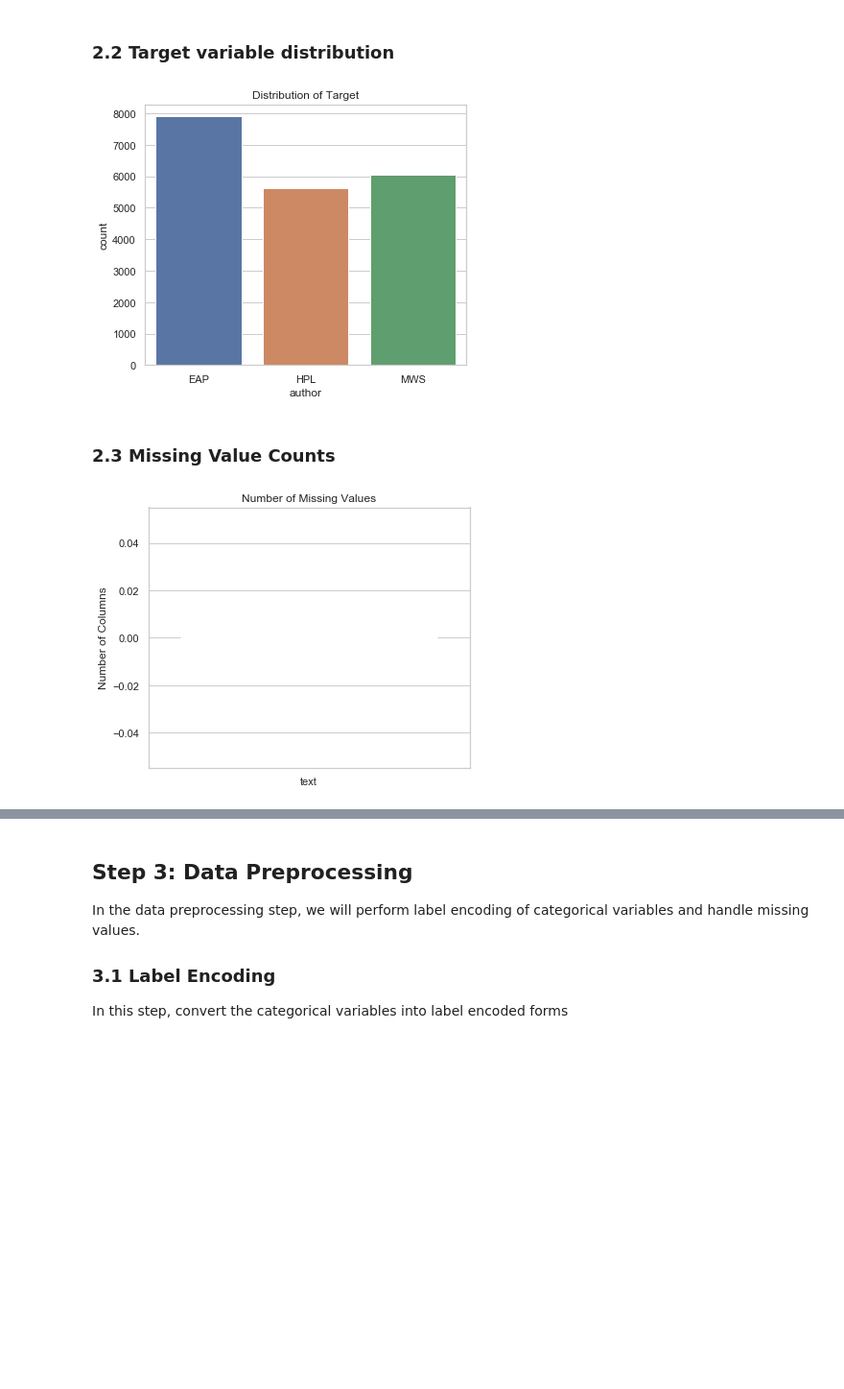
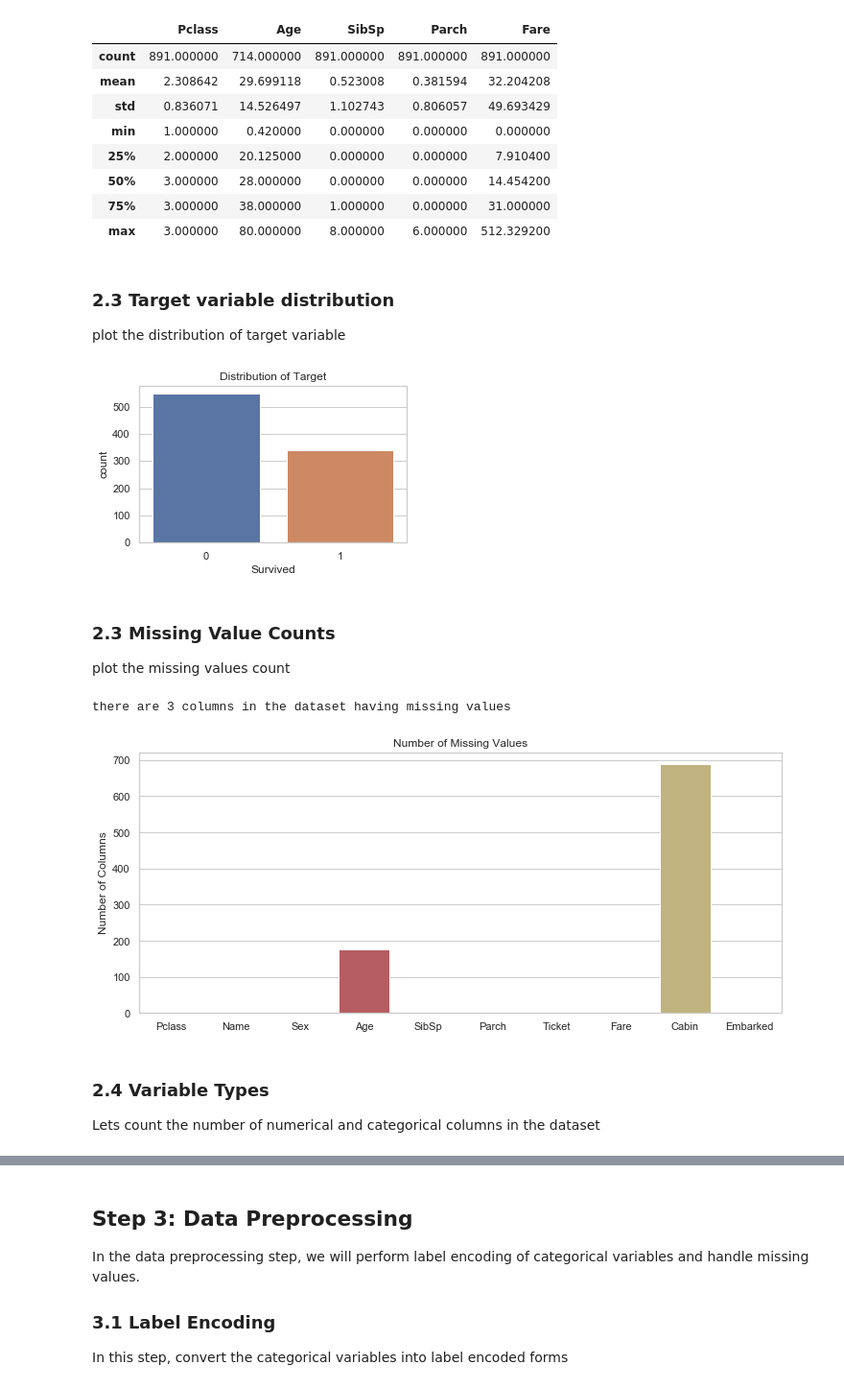
Before and after one commit to shivam5992/aster, a Jupyter notebook: BaselineKernel/baseline_kernel_text.ipynb, the cells around one changed output, grey strips where cells are left out. Shown at 96% size. Saved outputs shown, nothing was run; the diff lists cells and outputs as text; code cells hidden in the pictures; blank space fills up the shorter version.

```diff
--- a/BaselineKernel/baseline_kernel_text.ipynb
+++ b/BaselineKernel/baseline_kernel_text.ipynb
@@ -46,0 +66,12 @@ Load the train and test dataset into memory
+# %%
+## read dataset
+train_df = pd.read_csv('../input/train.csv')
+train_copy = train_df.copy()
+
+## since test data is not present in some datasets, so lets use use exceptions
+try:
+    test_df = pd.read_csv("../input/test.csv")
+except Exception as E:
+    test_df = pd.DataFrame()
+
+print ("dataset loaded")
@@ -46,0 +82,11 @@ Load the train and test dataset into memory
+# %%
+## get predictor and target variables
+_target = "Survived"
+Y = train_df[_target]
+distinct_Y = Y.value_counts().index
+
+_id = "PassengerId"
+if _id == "": ## if no id is present, lets create a dummy
+    train_df['id'] = 1
+    test_df['id'] = 1
+    _id = "id"
@@ -47,22 +95,10 @@ Load the train and test dataset into memory
 # %%
-## read dataset
-train_df = pd.read_csv('../input/train 2.csv')
-test_df = pd.read_csv("../input/test 2.csv")
-
-## get predictor and target variables
-_target = "author"
-_id = "id"
-
-Y = train_df[_target]
-distinct_Y = Y.value_counts().index
+## drop the target and id columns
 test_id = test_df[_id]
-
-## drop the target and id columns
 train_df = train_df.drop([_target, _id], axis=1)
 test_df = test_df.drop([_id], axis=1)
 
-
-## flag variables generated by bot (used to write the relevant code)
+## flag variables (used by bot to write the relevant code)
 textcol = "text"
-tag = "doc"
+tag = "num"
 # %% [markdown]
@@ -80,30 +118,58 @@ train_df.head()
+# %%
+## summary of train and test
+train_df.describe()
+# %% [output]
+|  | Pclass | Age | SibSp | Parch | Fare |
+| count | 891.000000 | 714.000000 | 891.000000 | 891.000000 | 891.000000 |
+| mean | 2.308642 | 29.699118 | 0.523008 | 0.381594 | 32.204208 |
+| std | 0.836071 | 14.526497 | 1.102743 | 0.806057 | 49.693429 |
+| min | 1.000000 | 0.420000 | 0.000000 | 0.000000 | 0.000000 |
+| 25% | 2.000000 | 20.125000 | 0.000000 | 0.000000 | 7.910400 |
+| 50% | 3.000000 | 28.000000 | 0.000000 | 0.000000 | 14.454200 |
+| 75% | 3.000000 | 38.000000 | 1.000000 | 0.000000 | 31.000000 |
+| max | 3.000000 | 80.000000 | 8.000000 | 6.000000 | 512.329200 |
 # %% [markdown]
-### 2.2 Target variable distribution
+### 2.3 Target variable distribution
+
+plot the distribution of target variable
 # %%
 tar_dist = dict(Counter(Y.values))
 
 xx = list(tar_dist.keys())
 yy = list(tar_dist.values())
 
-plt.figure(figsize=(6,5))
+plt.figure(figsize=(5,3))
 sns.set(style="whitegrid")
 ax = sns.barplot(x=xx, y=yy)
 ax.set_title('Distribution of Target')
 ax.set_ylabel('count');
 ax.set_xlabel(_target);
 # %% [output]
-[figure, old version]
+[figure, new version]
 # %% [markdown]
 ### 2.3 Missing Value Counts
+
+plot the missing values count
 # %%
 mcount = train_df.isna().sum()
 xx = mcount.index
 yy = mcount.values
 
-plt.figure(figsize=(6,5))
+plt.figure(figsize=(12,5))
 sns.set(style="whitegrid")
 ax = sns.barplot(x=xx, y=yy)
 ax.set_title('Number of Missing Values')
 ax.set_ylabel('Number of Columns');
+
+missing_cols = 0
+for each in yy:
+    if each > 0:
+        missing_cols += 1
+print ("there are " + str(missing_cols) + " columns in the dataset having missing values")
 # %% [output]
+there are 3 columns in the dataset having missing values
-[figure, old version]
+[figure, new version]
+# %% [markdown]
+### 2.4 Variable Types
+
+Lets count the number of numerical and categorical columns in the dataset
```
Also changed, not shown: parts of 39 cells of this notebook, 5 other files.
